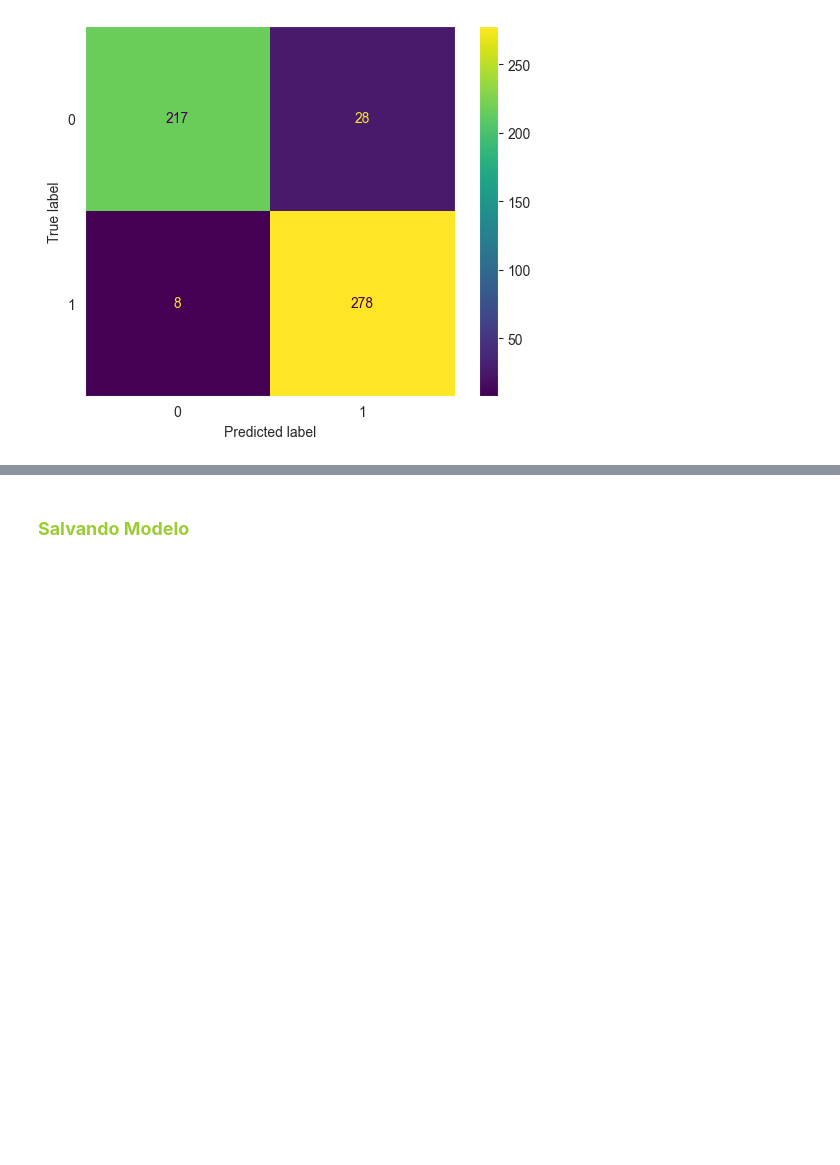
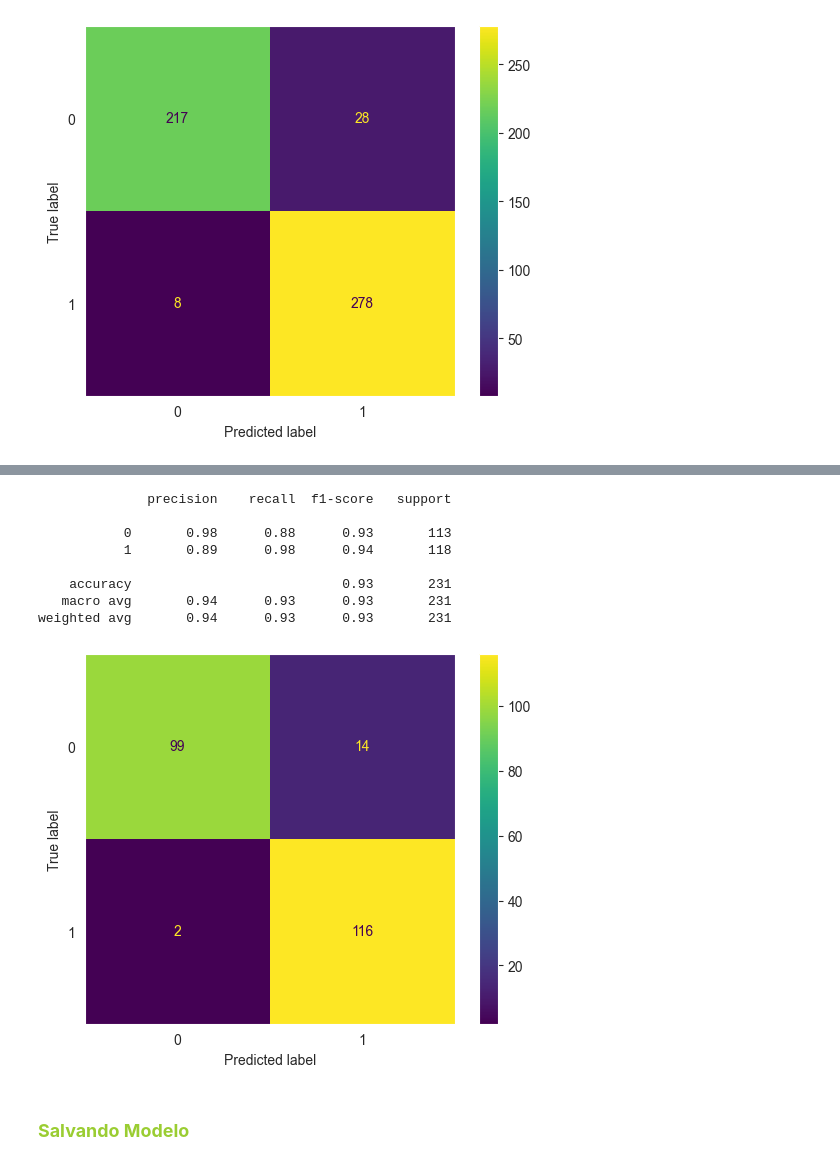
Before and after one commit to Johnny-DF26/Diagnostico_Retinopatia_Diabetica_com_CNN, a Jupyter notebook: notebooks/Diagnóstico_de_Retinopatia_Diabética_Retinopatia_com_CNN.ipynb, the cells around one changed output, grey strips where cells are left out. Drawn from its saved outputs; the diff is of its cells as text; code cells hidden in the pictures; blank space fills up the shorter version.

```diff
--- a/notebooks/Diagnóstico_de_Retinopatia_Diabética_Retinopatia_com_CNN.ipynb
+++ b/notebooks/Diagnóstico_de_Retinopatia_Diabética_Retinopatia_com_CNN.ipynb
@@ -245,0 +248,5 @@ weighted avg       0.93      0.93      0.93       531
+# %%
+gerador_teste = ImageDataGenerator(1./255)
+
+base_teste = gerador_teste.flow_from_directory('../data/external/dataset/test/', target_size=(224,224),
+                                               class_mode='categorical', shuffle=False, batch_size=1)
@@ -245,0 +255,4 @@ weighted avg       0.93      0.93      0.93       531
+# %%
+previsoes = network.predict(base_teste)
+previsoes = np.argmax(previsoes, axis=1)
+previsoes
@@ -246,3 +286,17 @@ weighted avg       0.93      0.93      0.93       531
+# %%
+print(classification_report(base_teste.classes, previsoes))
+sns.set_style('dark')
+ConfusionMatrixDisplay.from_predictions(base_teste.classes, previsoes);
+# %% [output]
+              precision    recall  f1-score   support
+
+           0       0.98      0.88      0.93       113
+           1       0.89      0.98      0.94       118
+
+    accuracy                           0.93       231
+   macro avg       0.94      0.93      0.93       231
+weighted avg       0.94      0.93      0.93       231
+[figure, added]
 # %% [markdown]
 ### <font color='yellowgreen'> **Salvando Modelo**
 # %%
```
Also changed, not shown: parts of 9 cells of this notebook, 2 other files.
